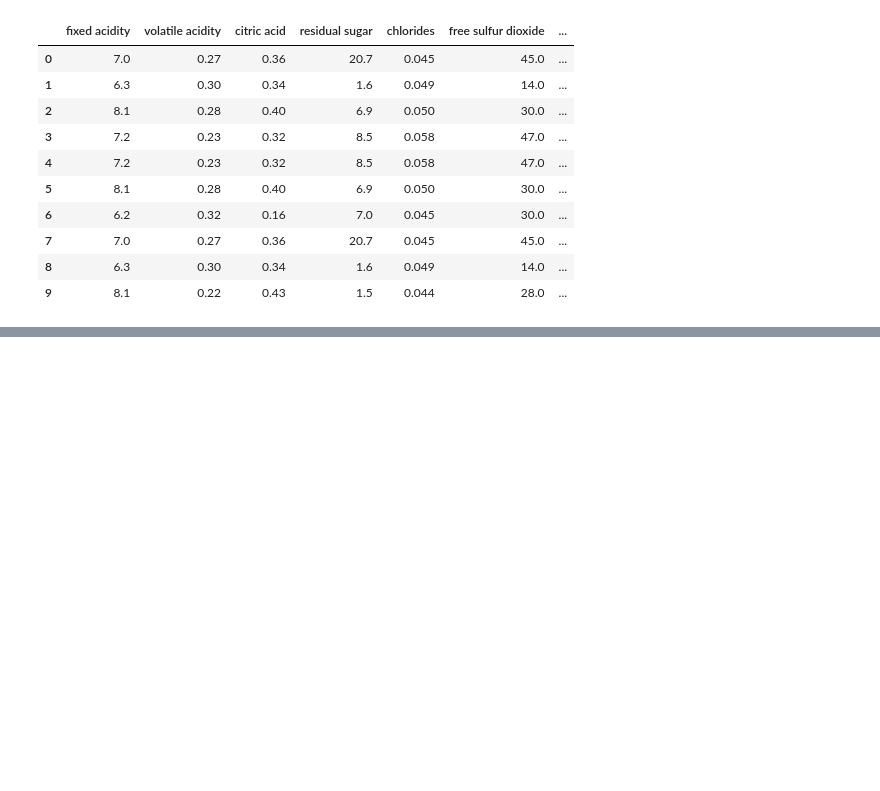
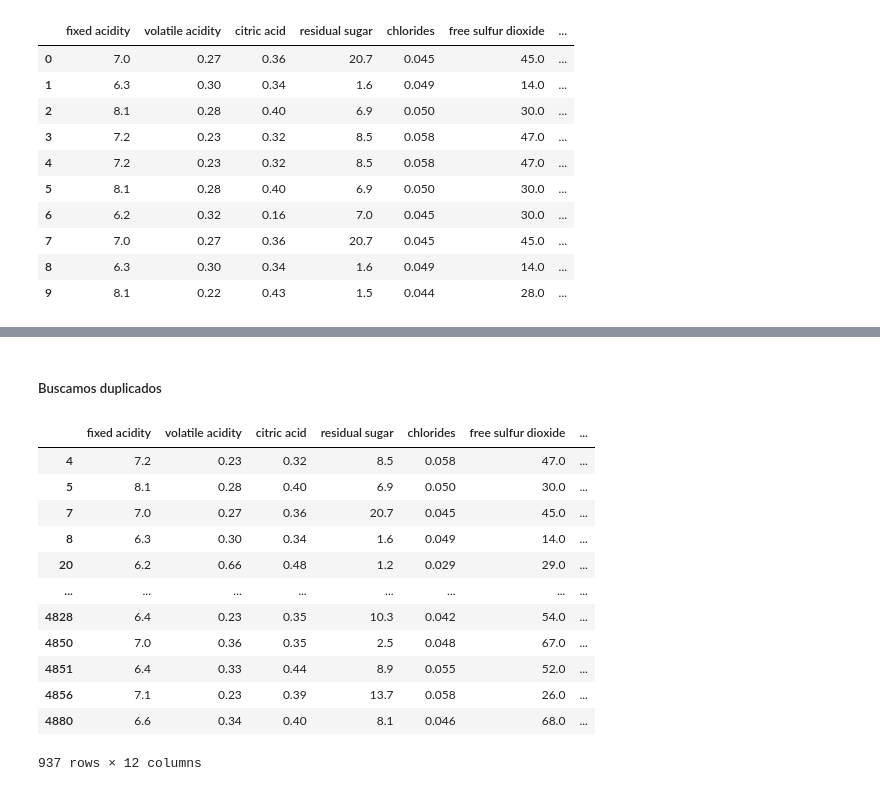
Before and after one commit to Gaddran/proyecto_final_python, a Jupyter notebook: notebooks/01_Analisis_Exploratorio.ipynb, the cells around one changed output, grey strips where cells are left out. Drawn from its saved outputs; the diff is of its cells as text; code cells hidden in the pictures; blank space fills up the shorter version.

Commit message:
Explicacion de columnas y añadir extra markdowns

```diff
--- a/notebooks/01_Analisis_Exploratorio.ipynb
+++ b/notebooks/01_Analisis_Exploratorio.ipynb
@@ -121,0 +158,19 @@ msno.matrix(df0)
+# %% [markdown]
+##### Buscamos duplicados
+# %%
+
+df0[df0.duplicated(keep="first")].copy()
+# %% [output]
+|  | fixed acidity | volatile acidity | citric acid | residual sugar | chlorides | free sulfur dioxide | ... |
+| 4 | 7.2 | 0.23 | 0.32 | 8.5 | 0.058 | 47.0 | ... |
+| 5 | 8.1 | 0.28 | 0.40 | 6.9 | 0.050 | 30.0 | ... |
+| 7 | 7.0 | 0.27 | 0.36 | 20.7 | 0.045 | 45.0 | ... |
+| 8 | 6.3 | 0.30 | 0.34 | 1.6 | 0.049 | 14.0 | ... |
+| 20 | 6.2 | 0.66 | 0.48 | 1.2 | 0.029 | 29.0 | ... |
+| ... | ... | ... | ... | ... | ... | ... | ... |
+| 4828 | 6.4 | 0.23 | 0.35 | 10.3 | 0.042 | 54.0 | ... |
+| 4850 | 7.0 | 0.36 | 0.35 | 2.5 | 0.048 | 67.0 | ... |
+| 4851 | 6.4 | 0.33 | 0.44 | 8.9 | 0.055 | 52.0 | ... |
+| 4856 | 7.1 | 0.23 | 0.39 | 13.7 | 0.058 | 26.0 | ... |
+| 4880 | 6.6 | 0.34 | 0.40 | 8.1 | 0.046 | 68.0 | ... |
+937 rows × 12 columns
```
Also changed, not shown: parts of 15 cells of this notebook, 2 other files.
